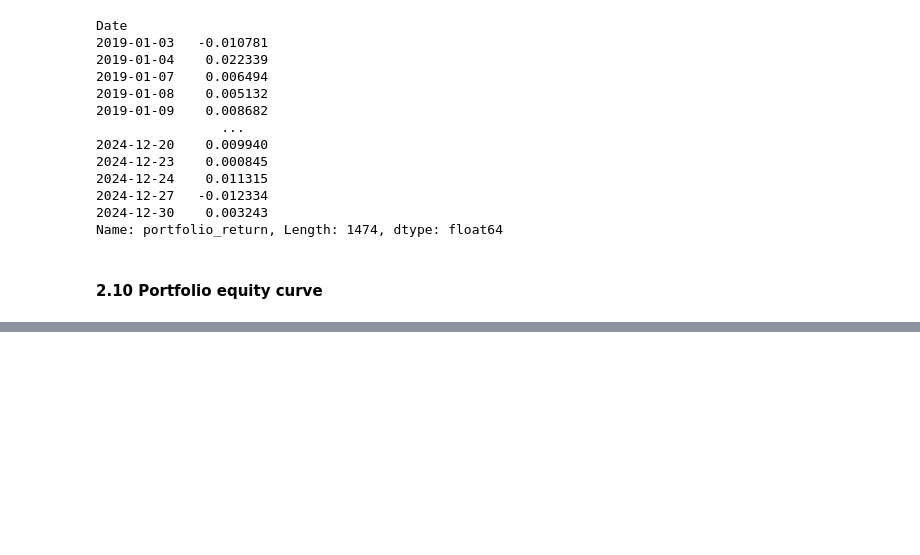
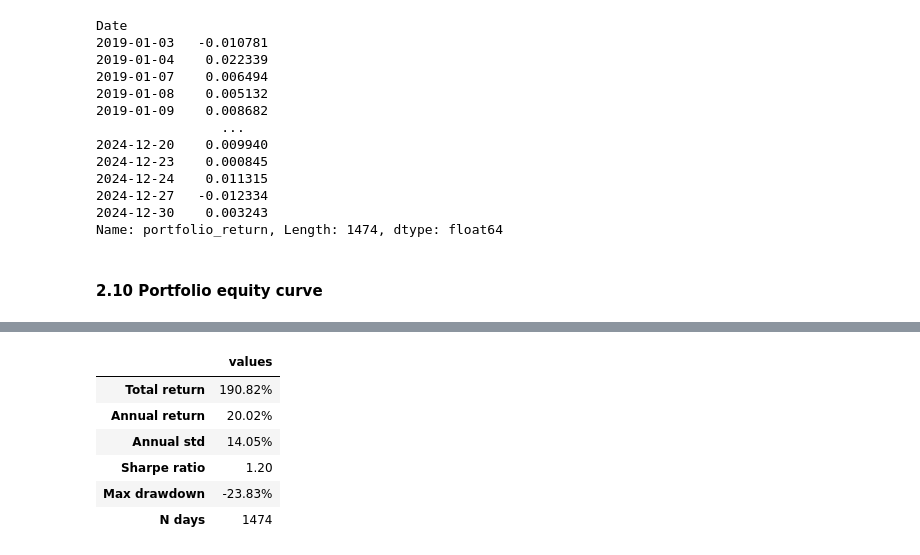
Before and after one commit to jamesafh99/finance-project, a Jupyter notebook: notebooks/02_portfolio_construction.ipynb, the cells around one changed output, grey strips where cells are left out. Saved outputs shown, nothing was run; the diff lists cells and outputs as text; code cells hidden in the pictures; blank space fills up the shorter version.

```diff
--- a/notebooks/02_portfolio_construction.ipynb
+++ b/notebooks/02_portfolio_construction.ipynb
@@ -427,0 +469,55 @@ plt.show()
+# %%
+# Total return during the given period
+total_return = (equity_curve.iloc[-1] / initial_capital) - 1
+
+# Trading days and annualization factor
+n_days = len(portfolio_returns)
+trading_days = 252  # Typical trading days in a year
+
+# Daily risk-free rate
+rf_aligned = risk_free.reindex(index=portfolio_returns.index).ffill()
+daily_rf = (1 + (rf_aligned / 100)) ** (1 / trading_days) - 1
+
+# Daily and annualized mean return
+avg_daily_return = portfolio_returns.mean()
+realized_annual_return = (1 + total_return) ** (trading_days / n_days) - 1
+
+# Daily and annualized volatility
+daily_std = portfolio_returns.std()
+annual_std = daily_std * np.sqrt(trading_days)
+
+# Excess returns (daily)
+daily_excess_returns = portfolio_returns - daily_rf
+
+# Mean and std of excess returns (daily)
+avg_excess_return = daily_excess_returns.mean()
+std_excess_return = daily_excess_returns.std()
+
+# Sharpe ratio
+daily_sharpe_ratio = avg_excess_return / std_excess_return
+annual_sharpe_ratio = daily_sharpe_ratio * np.sqrt(trading_days)
+
+# Maximum drawdown (%)
+rolling_peak = equity_curve.cummax()
+daily_drawdown = (equity_curve / rolling_peak) - 1
+max_drawdown = daily_drawdown.min()
+
+# Storing data
+portfolio_metrics = pd.DataFrame({
+    "Total return": [f"{total_return:.2%}"],
+    "Annual return": [f"{realized_annual_return:.2%}"],
+    "Annual std": [f"{annual_std:.2%}"],
+    "Sharpe ratio": [f"{annual_sharpe_ratio:.2f}"],
+    "Max drawdown": [f"{max_drawdown:.2%}"],
+    "N days": [n_days]
+}, index=["values"]).T
+
+portfolio_metrics
+# %% [output]
+|  | values |
+| Total return | 190.82% |
+| Annual return | 20.02% |
+| Annual std | 14.05% |
+| Sharpe ratio | 1.20 |
+| Max drawdown | -23.83% |
+| N days | 1474 |
```
Also changed, not shown: parts of 7 cells of this notebook, 4 other files.
